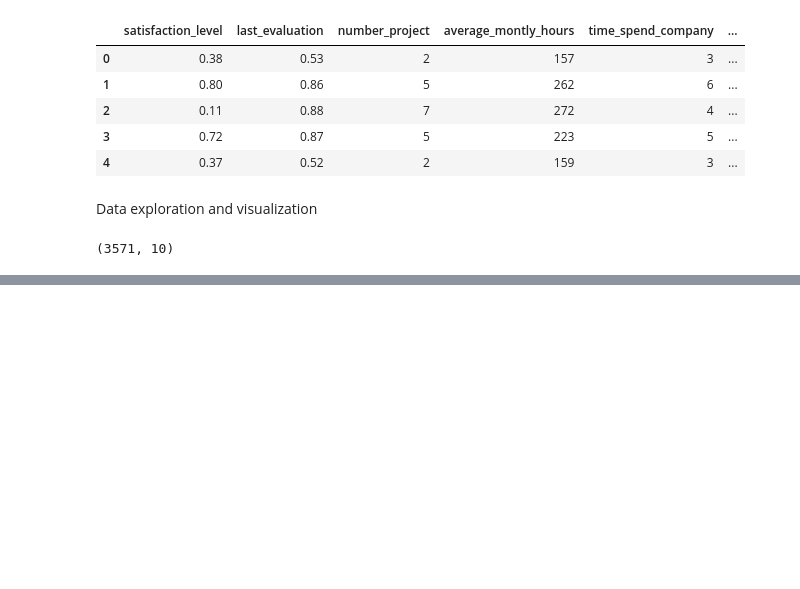
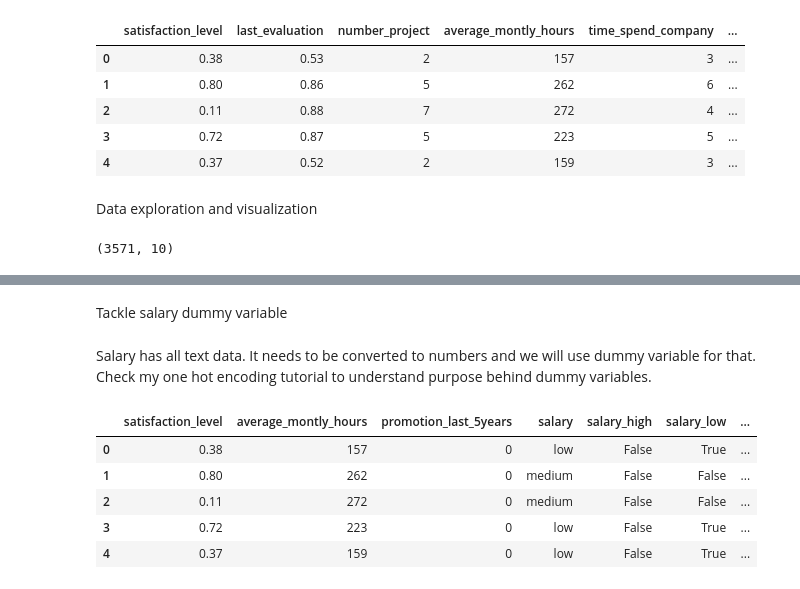
Before and after one commit to AtharvGore14/Machine_Learning, a Jupyter notebook: 07_Logistic_Regression/logistical_exercise.ipynb, the cells around one changed output, grey strips where cells are left out. Saved outputs shown, nothing was run; the diff lists cells and outputs as text; code cells hidden in the pictures; blank space fills up the shorter version.

```diff
--- a/07_Logistic_Regression/logistical_exercise.ipynb
+++ b/07_Logistic_Regression/logistical_exercise.ipynb
@@ -41,0 +89,4 @@ retained
+# %%
+
+subdf = df[['satisfaction_level','average_montly_hours','promotion_last_5years','salary']]
+subdf.head()
@@ -41,0 +100,18 @@ retained
+# %% [markdown]
+Tackle salary dummy variable
+# %% [markdown]
+Salary has all text data. It needs to be converted to numbers and we will use dummy variable for that. Check my one hot encoding tutorial to understand purpose behind dummy variables.
+# %%
+salary_dummies = pd.get_dummies(subdf.salary,prefix = "salary")
+# %%
+
+df_with_dummies = pd.concat([subdf,salary_dummies],axis='columns')
+# %%
+df_with_dummies.head()
+# %% [output]
+|  | satisfaction_level | average_montly_hours | promotion_last_5years | salary | salary_high | salary_low | ... |
+| 0 | 0.38 | 157 | 0 | low | False | True | ... |
+| 1 | 0.80 | 262 | 0 | medium | False | False | ... |
+| 2 | 0.11 | 272 | 0 | medium | False | False | ... |
+| 3 | 0.72 | 223 | 0 | low | False | True | ... |
+| 4 | 0.37 | 159 | 0 | low | False | True | ... |
```
Also changed, not shown: parts of 21 cells of this notebook.
